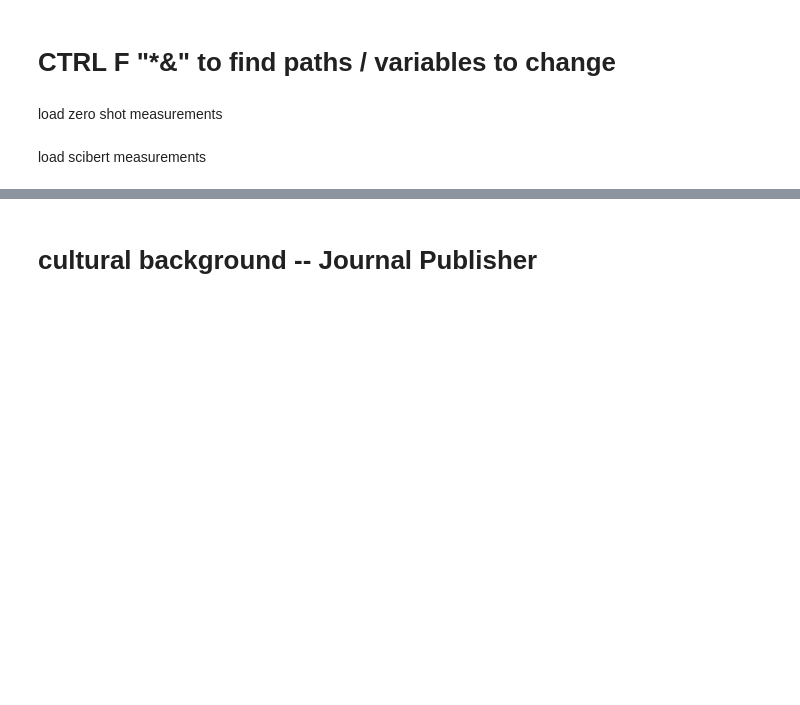
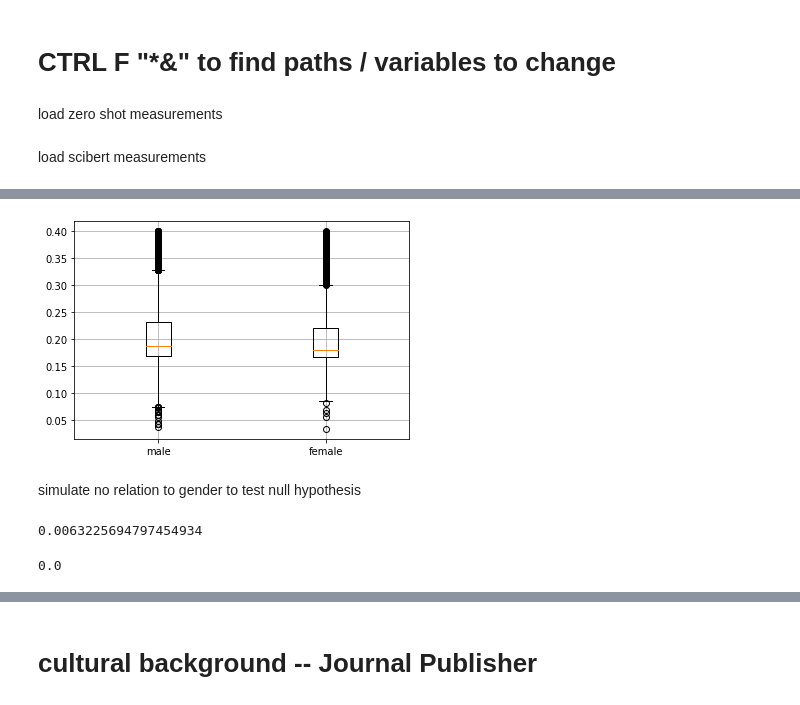
Before and after one commit to graceshaoy/subj-unc-grace, a Jupyter notebook: UncertaintyTrends_grace.ipynb, the cells around one changed output, grey strips where cells are left out. Drawn from its saved outputs; the diff is of its cells as text; code cells hidden in the pictures; blank space fills up the shorter version.

```diff
--- a/UncertaintyTrends_grace.ipynb
+++ b/UncertaintyTrends_grace.ipynb
@@ -65,0 +131,13 @@ soc_fin_wyear = pd.read_csv('/project/jevans/jamshid/mag/sociology/MAX_ScB_uncer
+# %%
+plt.boxplot(first)
+plt.xticks([1,2],['male','female'])
+plt.grid()
+# %% [output]
+[figure, added]
+# %% [markdown]
+simulate no relation to gender to test null hypothesis
+# %%
+first_mean = first_gender[0].mean() - first_gender[1].mean()
+first_mean
+# %% [output]
+0.0063225694797454934
@@ -65,0 +151,4 @@ soc_fin_wyear = pd.read_csv('/project/jevans/jamshid/mag/sociology/MAX_ScB_uncer
+# %%
+sum(pd.Series(first_meandiffs) > first_mean) / len(first_meandiffs)
+# %% [output]
+0.0
```
Also changed, not shown: parts of 30 cells of this notebook, 5 other files.
